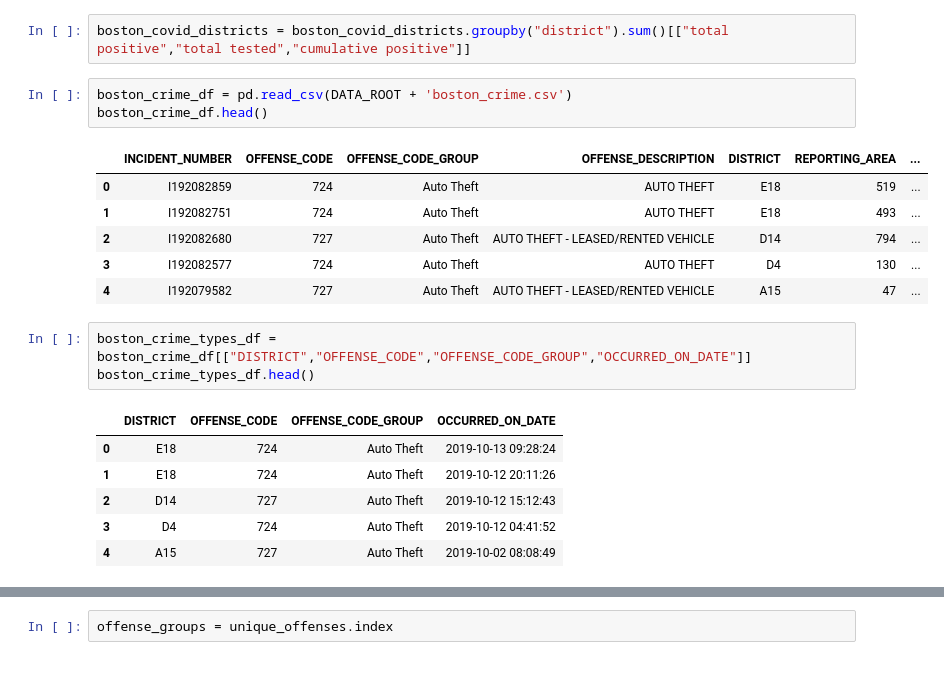
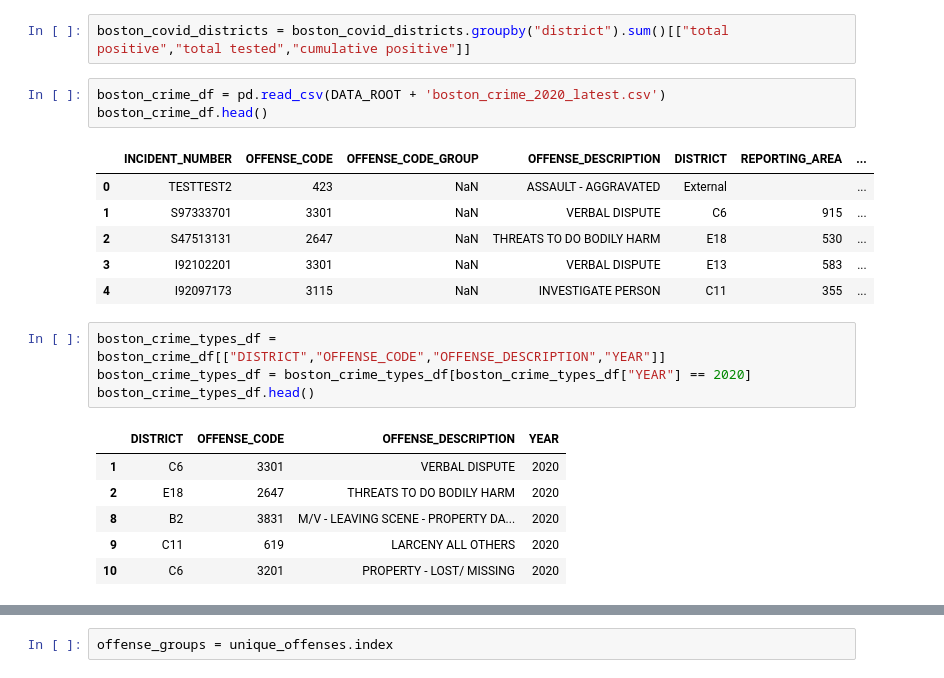
Before and after one commit to YolandaMDavis/cs109a-fall2020, a Jupyter notebook: Boston_Covid_Analysis.ipynb, the cells around one changed output, grey strips where cells are left out. Drawn from its saved outputs; the diff is of its cells as text.

```diff
--- a/Boston_Covid_Analysis.ipynb
+++ b/Boston_Covid_Analysis.ipynb
@@ -70,25 +70,26 @@ boston_covid_districts
 # %%
 boston_covid_districts = boston_covid_districts.groupby("district").sum()[["total positive","total tested","cumulative positive"]]
 # %%
-boston_crime_df = pd.read_csv(DATA_ROOT + 'boston_crime.csv')
+boston_crime_df = pd.read_csv(DATA_ROOT + 'boston_crime_2020_latest.csv')
 boston_crime_df.head()
 # %% [output]
 |  | INCIDENT_NUMBER | OFFENSE_CODE | OFFENSE_CODE_GROUP | OFFENSE_DESCRIPTION | DISTRICT | REPORTING_AREA | ... |
-| 0 | I192082859 | 724 | Auto Theft | AUTO THEFT | E18 | 519 | ... |
-| 1 | I192082751 | 724 | Auto Theft | AUTO THEFT | E18 | 493 | ... |
-| 2 | I192082680 | 727 | Auto Theft | AUTO THEFT - LEASED/RENTED VEHICLE | D14 | 794 | ... |
-| 3 | I192082577 | 724 | Auto Theft | AUTO THEFT | D4 | 130 | ... |
-| 4 | I192079582 | 727 | Auto Theft | AUTO THEFT - LEASED/RENTED VEHICLE | A15 | 47 | ... |
+| 0 | TESTTEST2 | 423 | NaN | ASSAULT - AGGRAVATED | External |  | ... |
+| 1 | S97333701 | 3301 | NaN | VERBAL DISPUTE | C6 | 915 | ... |
+| 2 | S47513131 | 2647 | NaN | THREATS TO DO BODILY HARM | E18 | 530 | ... |
+| 3 | I92102201 | 3301 | NaN | VERBAL DISPUTE | E13 | 583 | ... |
+| 4 | I92097173 | 3115 | NaN | INVESTIGATE PERSON | C11 | 355 | ... |
 # %%
-boston_crime_types_df = boston_crime_df[["DISTRICT","OFFENSE_CODE","OFFENSE_CODE_GROUP","OCCURRED_ON_DATE"]]
+boston_crime_types_df = boston_crime_df[["DISTRICT","OFFENSE_CODE","OFFENSE_DESCRIPTION","YEAR"]]
+boston_crime_types_df = boston_crime_types_df[boston_crime_types_df["YEAR"] == 2020]
 boston_crime_types_df.head()
 # %% [output]
-|  | DISTRICT | OFFENSE_CODE | OFFENSE_CODE_GROUP | OCCURRED_ON_DATE |
-| 0 | E18 | 724 | Auto Theft | 2019-10-13 09:28:24 |
-| 1 | E18 | 724 | Auto Theft | 2019-10-12 20:11:26 |
-| 2 | D14 | 727 | Auto Theft | 2019-10-12 15:12:43 |
-| 3 | D4 | 724 | Auto Theft | 2019-10-12 04:41:52 |
-| 4 | A15 | 727 | Auto Theft | 2019-10-02 08:08:49 |
+|  | DISTRICT | OFFENSE_CODE | OFFENSE_DESCRIPTION | YEAR |
+| 1 | C6 | 3301 | VERBAL DISPUTE | 2020 |
+| 2 | E18 | 2647 | THREATS TO DO BODILY HARM | 2020 |
+| 8 | B2 | 3831 | M/V - LEAVING SCENE - PROPERTY DA... | 2020 |
+| 9 | C11 | 619 | LARCENY ALL OTHERS | 2020 |
+| 10 | C6 | 3201 | PROPERTY - LOST/ MISSING | 2020 |
 # %%
 boston_crime_covid = pd.merge(boston_crime_types_df,boston_covid_districts, left_on="DISTRICT", right_on="district")
 boston_crime_covid.head()
```
Also changed, not shown: parts of 10 cells of this notebook.
